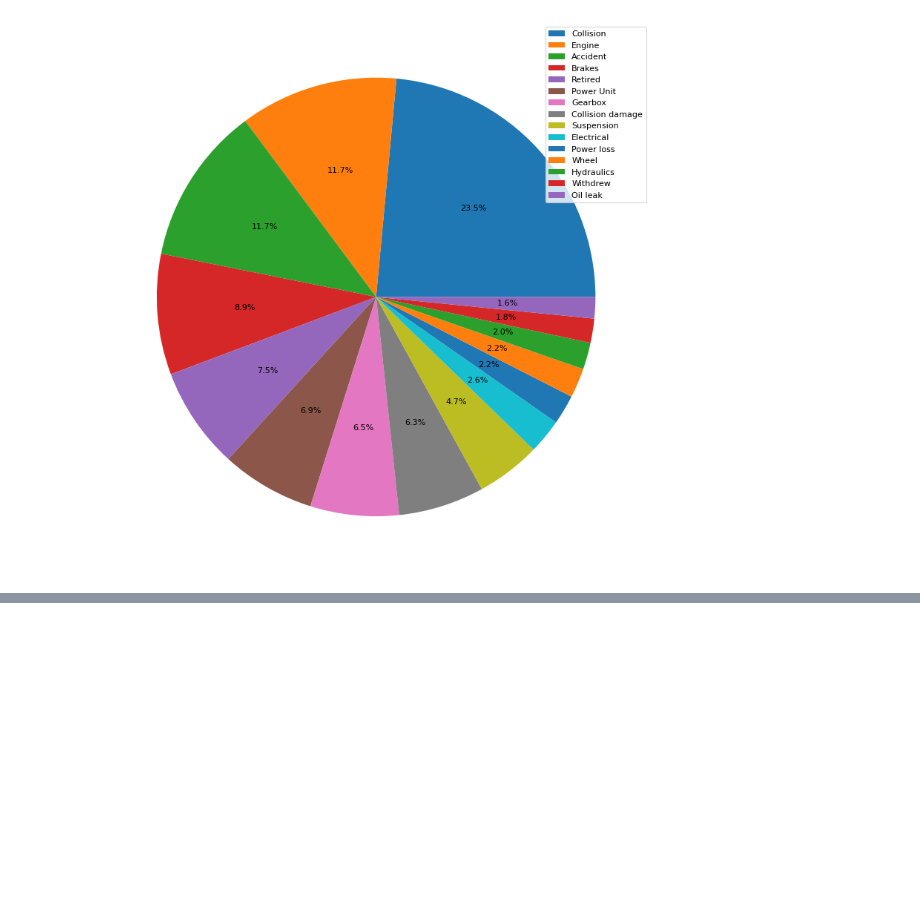
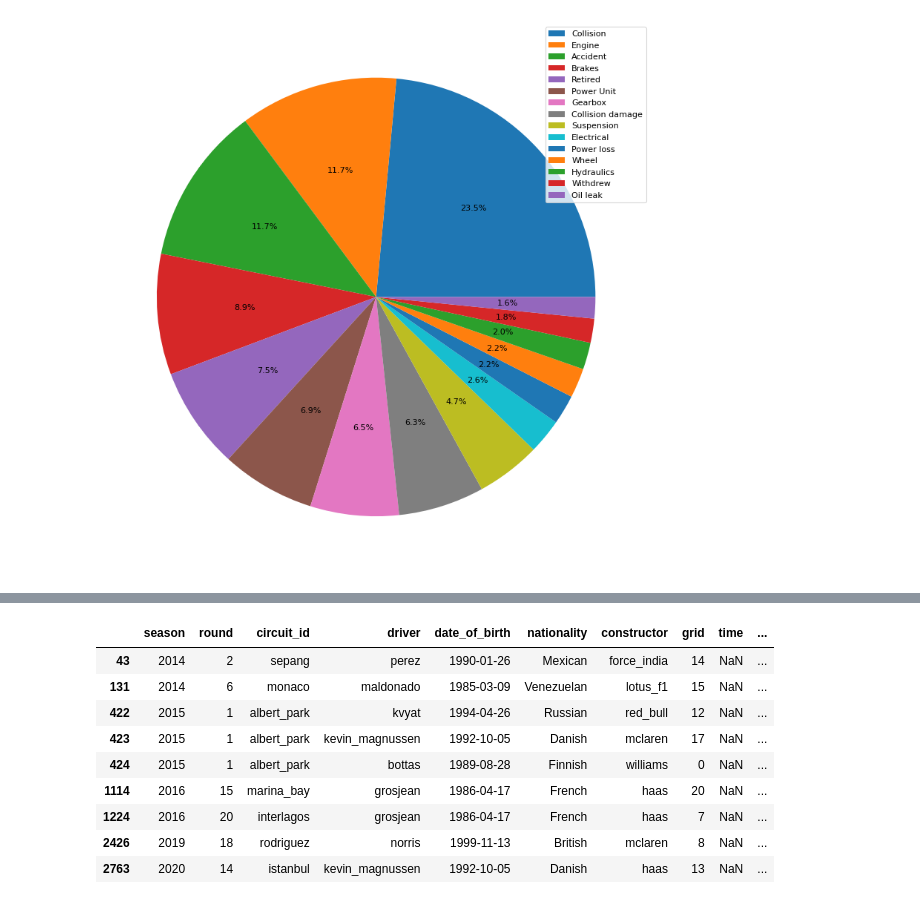
Before and after one commit to ollyjc99/f1-analytics, a Jupyter notebook: data analysis/incident-analysis.ipynb, the cells around one changed output, grey strips where cells are left out. Saved outputs shown, nothing was run; the diff lists cells and outputs as text; code cells hidden in the pictures; blank space fills up the shorter version.

```diff
--- a/data analysis/incident-analysis.ipynb
+++ b/data analysis/incident-analysis.ipynb
@@ -70,0 +113,13 @@ incidents = {
+# %%
+data.query('status == "Withdrew"')
+# %% [output]
+|  | season | round | circuit_id | driver | date_of_birth | nationality | constructor | grid | time | ... |
+| 43 | 2014 | 2 | sepang | perez | 1990-01-26 | Mexican | force_india | 14 | NaN | ... |
+| 131 | 2014 | 6 | monaco | maldonado | 1985-03-09 | Venezuelan | lotus_f1 | 15 | NaN | ... |
+| 422 | 2015 | 1 | albert_park | kvyat | 1994-04-26 | Russian | red_bull | 12 | NaN | ... |
+| 423 | 2015 | 1 | albert_park | kevin_magnussen | 1992-10-05 | Danish | mclaren | 17 | NaN | ... |
+| 424 | 2015 | 1 | albert_park | bottas | 1989-08-28 | Finnish | williams | 0 | NaN | ... |
+| 1114 | 2016 | 15 | marina_bay | grosjean | 1986-04-17 | French | haas | 20 | NaN | ... |
+| 1224 | 2016 | 20 | interlagos | grosjean | 1986-04-17 | French | haas | 7 | NaN | ... |
+| 2426 | 2019 | 18 | rodriguez | norris | 1999-11-13 | British | mclaren | 8 | NaN | ... |
+| 2763 | 2020 | 14 | istanbul | kevin_magnussen | 1992-10-05 | Danish | haas | 13 | NaN | ... |
```
Also changed, not shown: parts of 4 cells of this notebook.
